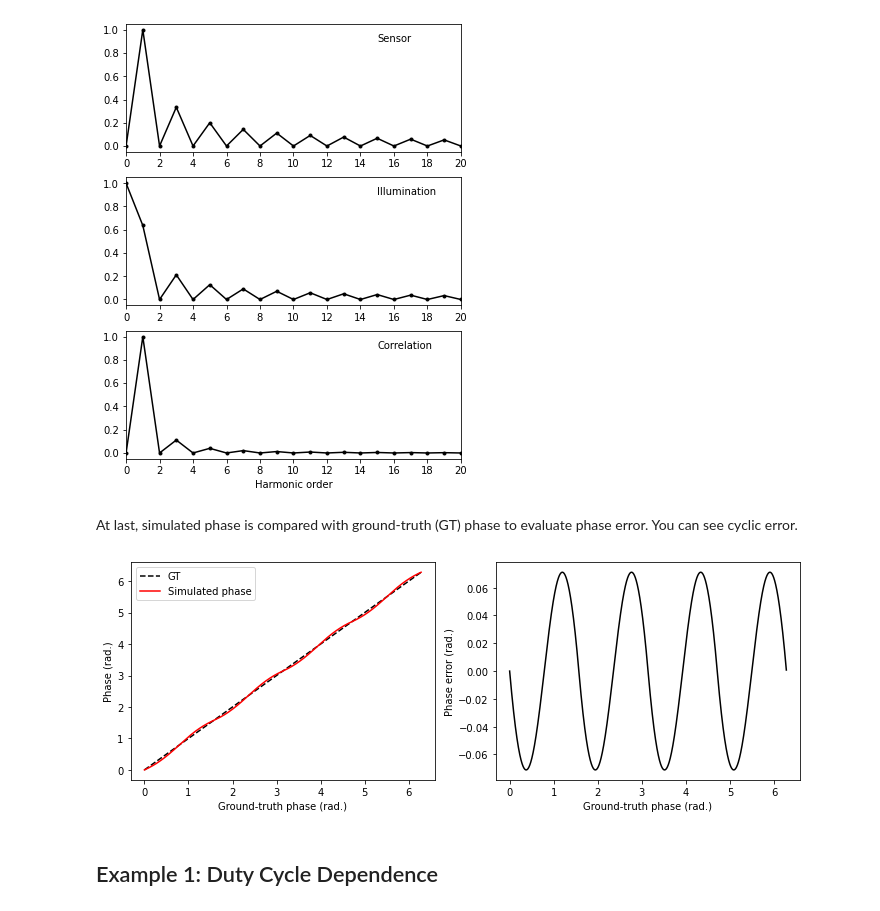
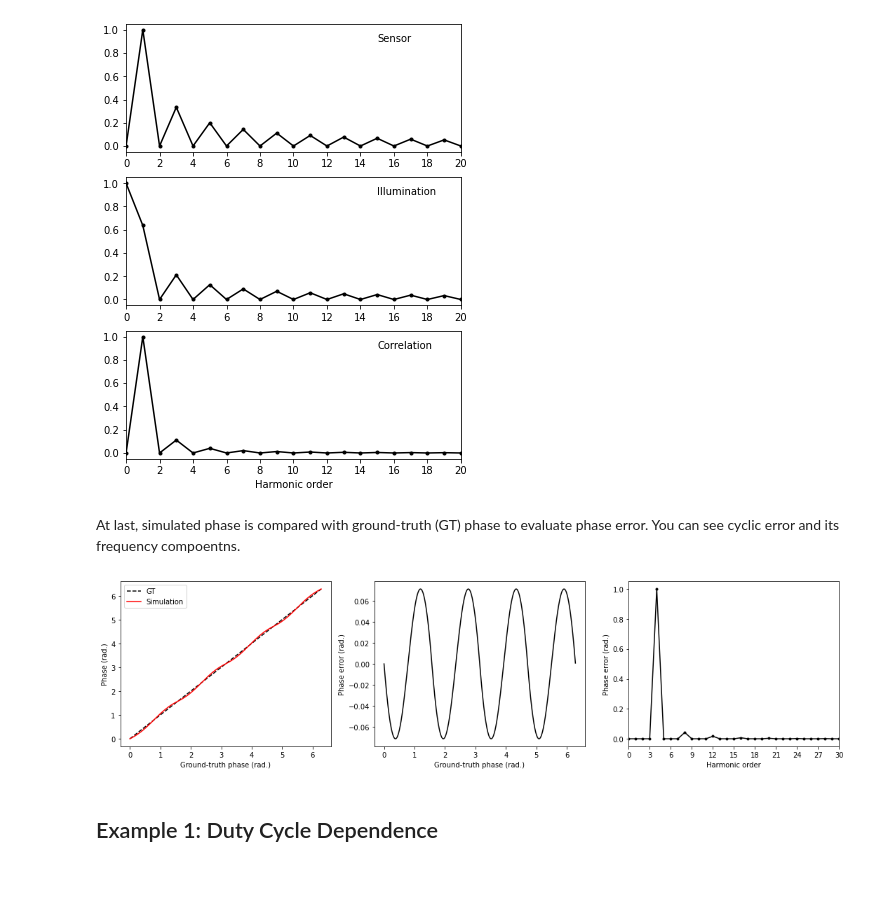
Before and after one commit to ksonod/itof_cyclic_error_simulator, a Jupyter notebook: main_notebook.ipynb, the cells around one changed output. Drawn from its saved outputs; the diff is of its cells as text; code cells hidden in the pictures; blank space fills up the shorter version.

Commit message:
feat: Include more figures in the jupyter notebook demo.

```diff
--- a/main_notebook.ipynb
+++ b/main_notebook.ipynb
@@ -20,7 +25,8 @@ config = {
     "figure": {  # Figure config
         "show_signals": True,
         "show_spectra": True,
-        "show_phase_signals_and_cyclic_error": True
+        "show_phase_signals_and_cyclic_error": True,
+        "unit": DepthUnit.RADIAN
     }
 }
 # %%
@@ -43,11 +46,11 @@ data_visualizer.show_spectra(simulation_data)
 # %% [output]
 [figure]
 # %% [markdown]
-At last, simulated phase is compared with ground-truth (GT) phase to evaluate phase error. You can see cyclic error.
+At last, simulated phase is compared with ground-truth (GT) phase to evaluate phase error. You can see cyclic error and its frequency compoentns.
 # %%
-data_visualizer.show_phase_signals_and_cyclic_error(simulation_data)
+data_visualizer.show_phase_signals_and_cyclic_error(simulation_data, config["figure"])
 # %% [output]
-[figure, old version]
+[figure, new version]
 # %% [markdown]
 ## Example 1: Duty Cycle Dependence
 # %% [markdown]
```
Also changed, not shown: parts of 4 cells of this notebook.
